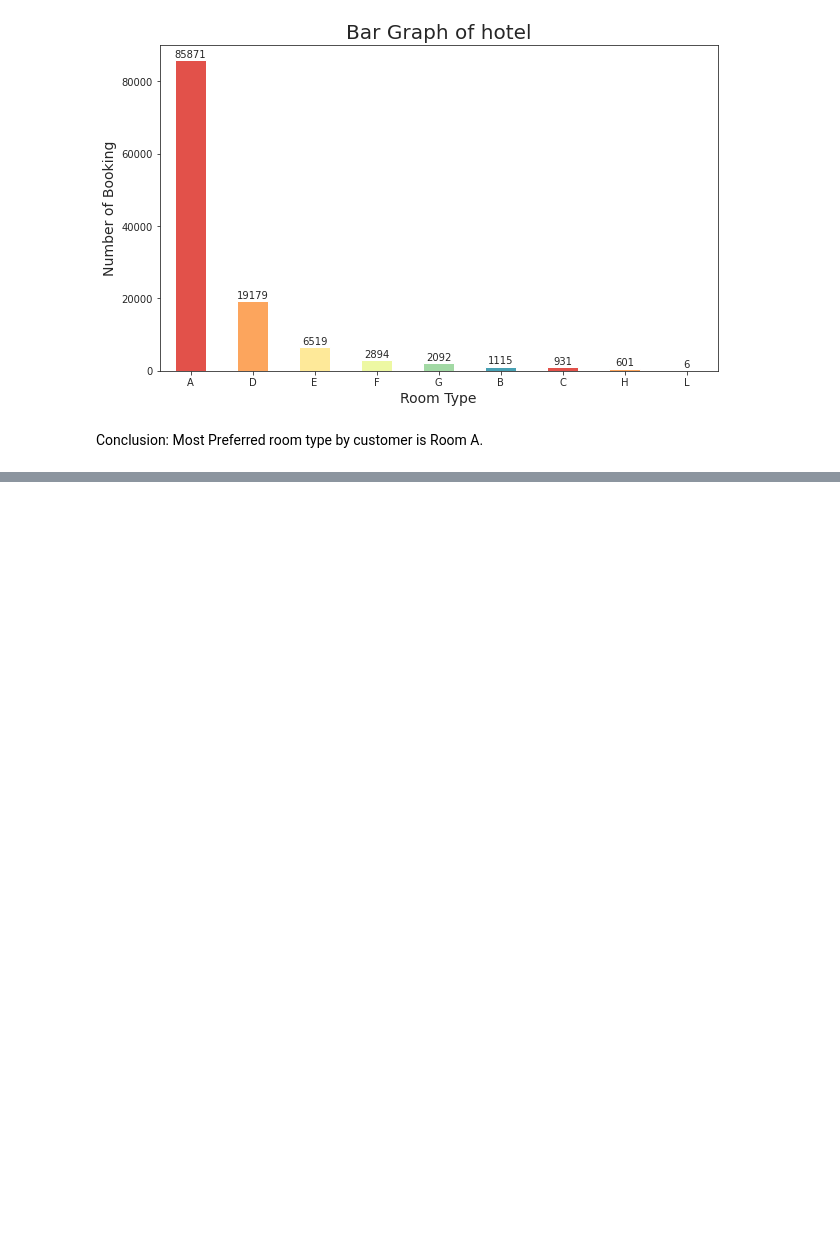
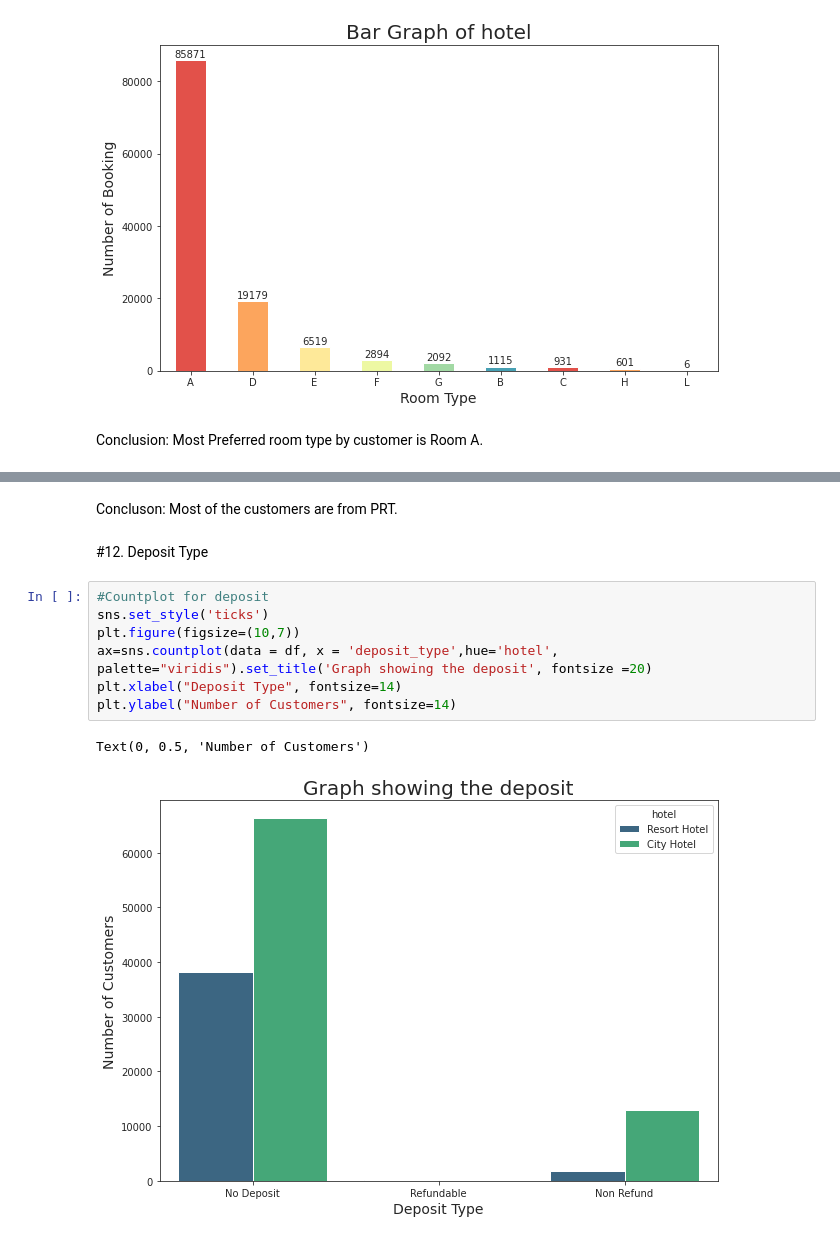
Before and after one commit to jerry14771/Hotel-Booking-Analysis, a Jupyter notebook: Hotel_Booking_Analysis_Capstone_Project.ipynb, the cells around one changed output, grey strips where cells are left out. Cells and saved outputs as stored; diff of their text form; blank space fills up the shorter version.

```diff
--- a/Hotel_Booking_Analysis_Capstone_Project.ipynb
+++ b/Hotel_Booking_Analysis_Capstone_Project.ipynb
@@ -327,0 +347,14 @@ Conclusion: Most Preferred room type by customer is Room A.
+# %% [markdown]
+Concluson: Most of the customers are from PRT.
+# %% [markdown]
+#12. Deposit Type
+# %%
+#Countplot for deposit
+sns.set_style('ticks')
+plt.figure(figsize=(10,7))
+ax=sns.countplot(data = df, x = 'deposit_type',hue='hotel', palette="viridis").set_title('Graph showing the deposit', fontsize =20)
+plt.xlabel("Deposit Type", fontsize=14)
+plt.ylabel("Number of Customers", fontsize=14)
+# %% [output]
+Text(0, 0.5, 'Number of Customers')
+[figure, added]
```
Also changed, not shown: parts of 13 cells of this notebook.
